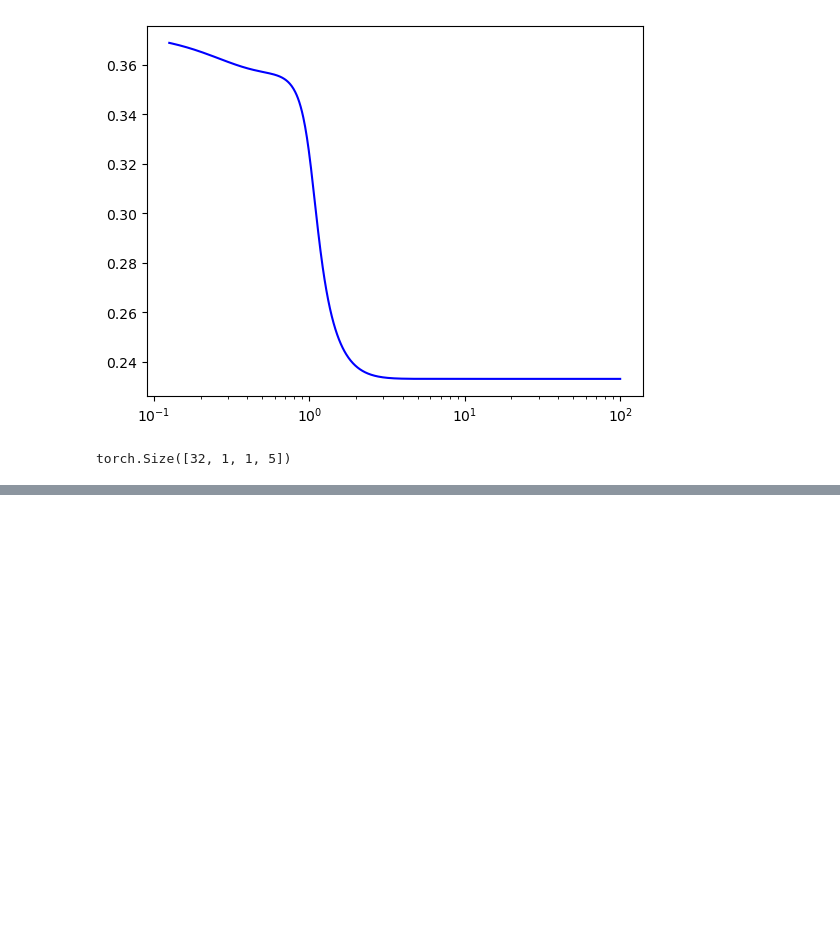
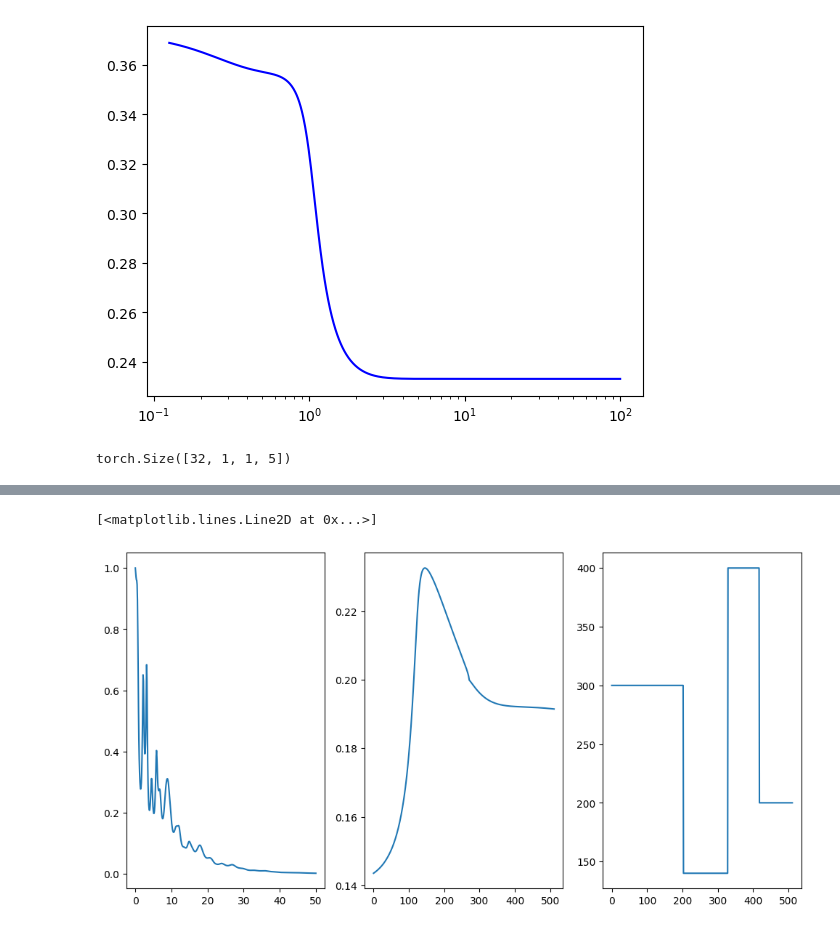
Before and after one commit to erbiaoger/hvsrUNet, a Jupyter notebook: examples/test.ipynb, the cells around one changed output, grey strips where cells are left out. Cells and saved outputs as stored; diff of their text form; code cells hidden in the pictures; blank space fills up the shorter version.

```diff
--- a/examples/test.ipynb
+++ b/examples/test.ipynb
@@ -404,0 +761,12 @@ class MkData():
+# %%
+import matplotlib.pyplot as plt
+
+i = np.random.randint(0, len(HVSR))
+
+fig, ax = plt.subplots(1, 3, figsize=(12, 6))
+ax[0].plot(freqs, HVSR[i], label='HVSR')
+ax[1].plot( disp[i], label='disp')
+ax[2].plot(VVs[i], label='vv')
+# %% [output]
+[<matplotlib.lines.Line2D at 0x...>]
+[figure, added]
```
Also changed, not shown: parts of 17 cells of this notebook, 18 other files.
